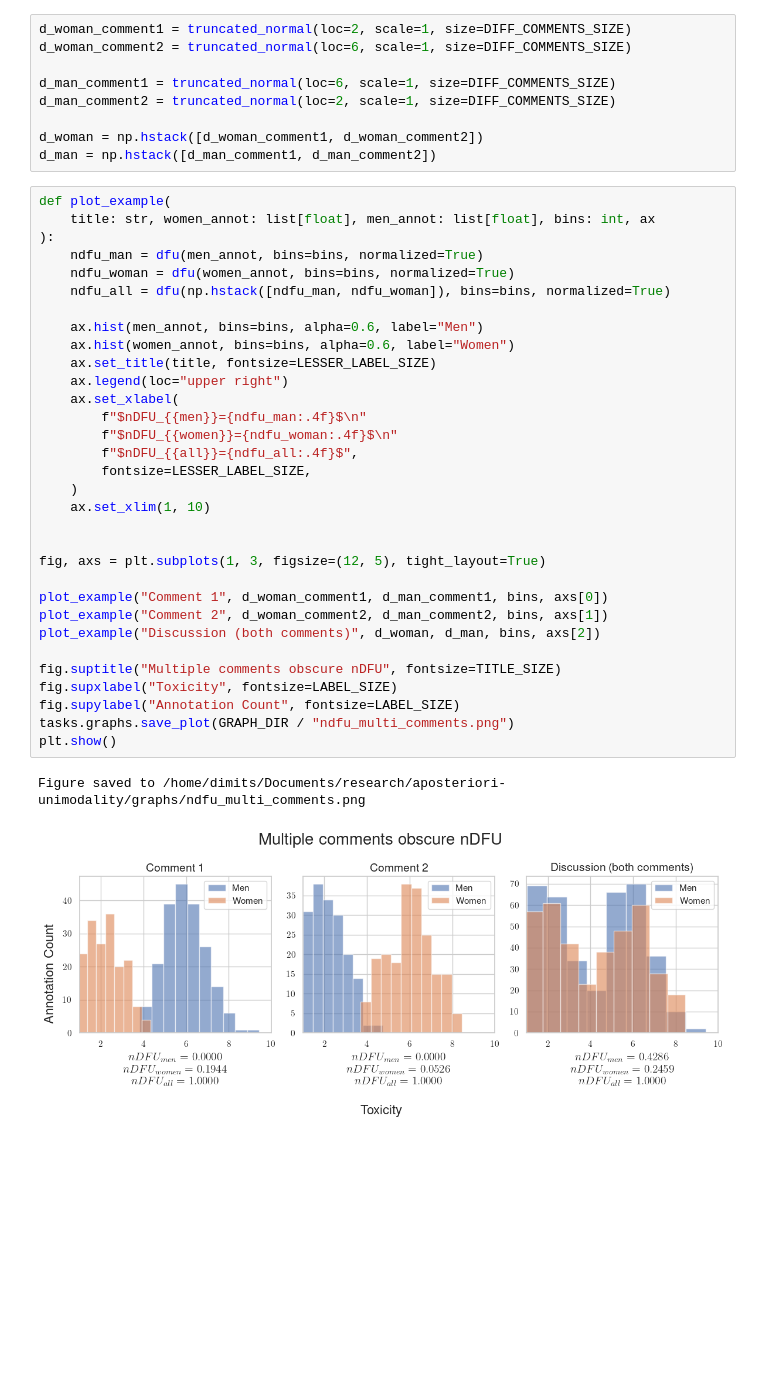
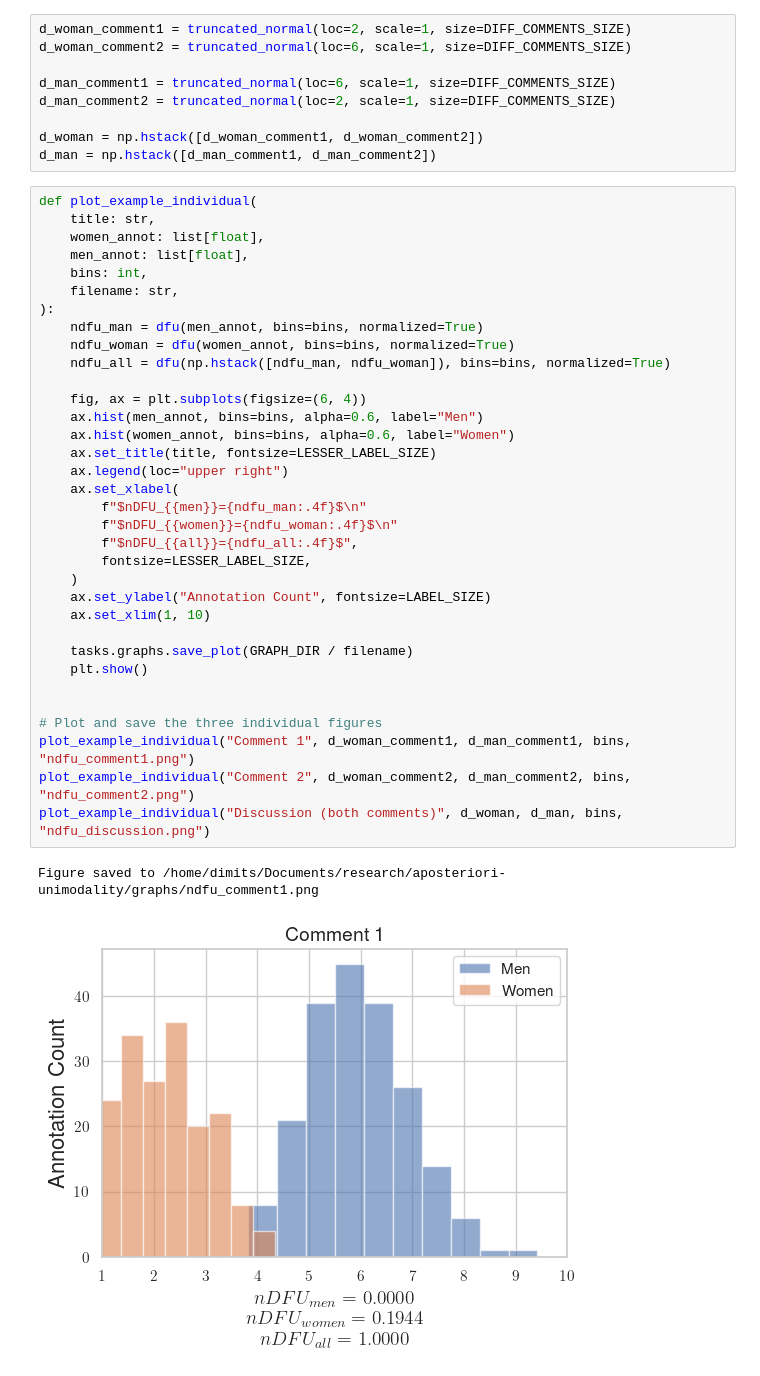
Before and after one commit to dimits-ts/aposteriori-unimodality, a Jupyter notebook: notebooks/explanation.ipynb, the cells around one changed output. Cells and saved outputs as stored; diff of their text form; blank space fills up the shorter version.

Commit message:
split multiple comments plots

```diff
--- a/notebooks/explanation.ipynb
+++ b/notebooks/explanation.ipynb
@@ -141,37 +141,39 @@ d_man_comment2 = truncated_normal(loc=2, scale=1, size=DIFF_COMMENTS_SIZE)
 d_woman = np.hstack([d_woman_comment1, d_woman_comment2])
 d_man = np.hstack([d_man_comment1, d_man_comment2])
 # %%
-def plot_example(
-    title: str, women_annot: list[float], men_annot: list[float], bins: int, ax
+def plot_example_individual(
+    title: str,
+    women_annot: list[float],
+    men_annot: list[float],
+    bins: int,
+    filename: str,
 ):
     ndfu_man = dfu(men_annot, bins=bins, normalized=True)
     ndfu_woman = dfu(women_annot, bins=bins, normalized=True)
     ndfu_all = dfu(np.hstack([ndfu_man, ndfu_woman]), bins=bins, normalized=True)
 
+    fig, ax = plt.subplots(figsize=(6, 4))
     ax.hist(men_annot, bins=bins, alpha=0.6, label="Men")
     ax.hist(women_annot, bins=bins, alpha=0.6, label="Women")
     ax.set_title(title, fontsize=LESSER_LABEL_SIZE)
     ax.legend(loc="upper right")
     ax.set_xlabel(
         f"$nDFU_{{men}}={ndfu_man:.4f}$\n"
         f"$nDFU_{{women}}={ndfu_woman:.4f}$\n"
         f"$nDFU_{{all}}={ndfu_all:.4f}$",
         fontsize=LESSER_LABEL_SIZE,
     )
+    ax.set_ylabel("Annotation Count", fontsize=LABEL_SIZE)
     ax.set_xlim(1, 10)
 
+    tasks.graphs.save_plot(GRAPH_DIR / filename)
+    plt.show()
 
-fig, axs = plt.subplots(1, 3, figsize=(12, 5), tight_layout=True)
 
-plot_example("Comment 1", d_woman_comment1, d_man_comment1, bins, axs[0])
-plot_example("Comment 2", d_woman_comment2, d_man_comment2, bins, axs[1])
-plot_example("Discussion (both comments)", d_woman, d_man, bins, axs[2])
-
-fig.suptitle("Multiple comments obscure nDFU", fontsize=TITLE_SIZE)
-fig.supxlabel("Toxicity", fontsize=LABEL_SIZE)
-fig.supylabel("Annotation Count", fontsize=LABEL_SIZE)
-tasks.graphs.save_plot(GRAPH_DIR / "ndfu_multi_comments.png")
-plt.show()
+# Plot and save the three individual figures
+plot_example_individual("Comment 1", d_woman_comment1, d_man_comment1, bins, "ndfu_comment1.png")
+plot_example_individual("Comment 2", d_woman_comment2, d_man_comment2, bins, "ndfu_comment2.png")
+plot_example_individual("Discussion (both comments)", d_woman, d_man, bins, "ndfu_discussion.png")
 # %% [output]
-Figure saved to /home/dimits/Documents/research/aposteriori-unimodality/graphs/ndfu_multi_comments.png
+Figure saved to /home/dimits/Documents/research/aposteriori-unimodality/graphs/ndfu_comment1.png
-[figure, old version]
+[figure, new version]
```
Also changed, not shown: parts of 1 cell of this notebook, 4 other files.
